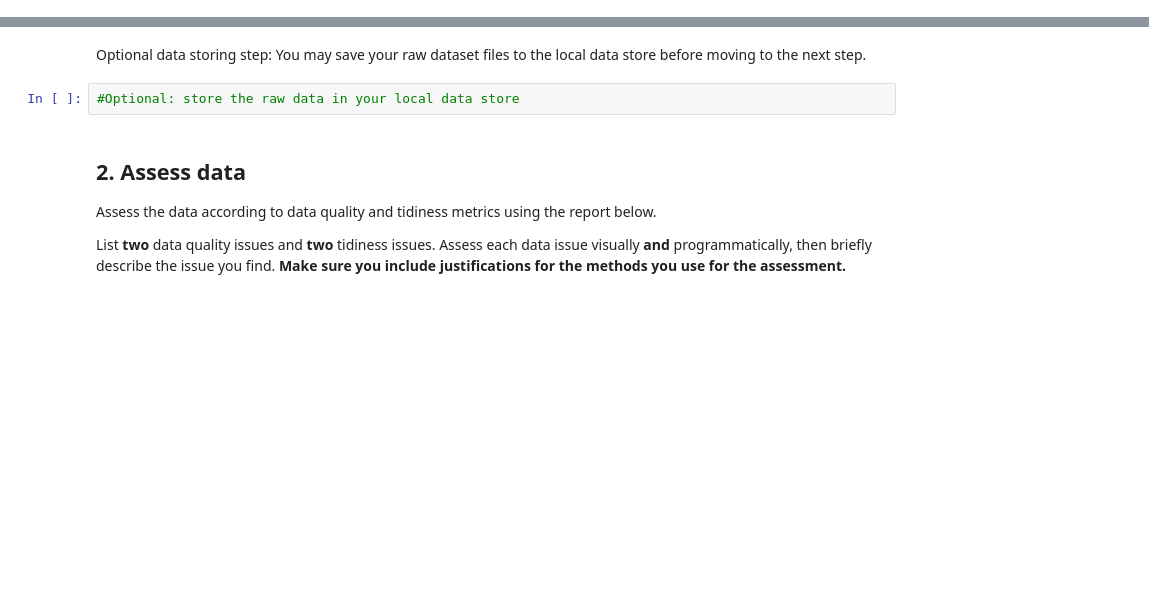
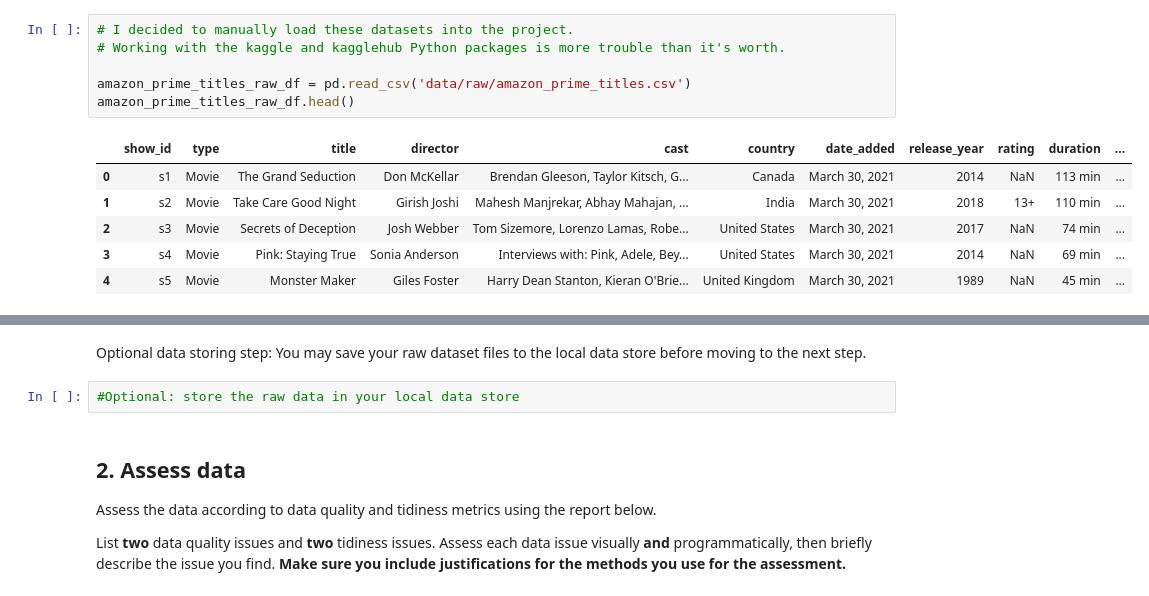
Before and after one commit to kellewic/data-analyst-nanodegree-projects, a Jupyter notebook: project2/data_wrangling_project_starter.ipynb, the cells around one changed output, grey strips where cells are left out. Saved outputs shown, nothing was run; the diff lists cells and outputs as text; blank space fills up the shorter version.

```diff
--- a/project2/data_wrangling_project_starter.ipynb
+++ b/project2/data_wrangling_project_starter.ipynb
@@ -62,0 +306,13 @@ Dataset variables:
+# %%
+# I decided to manually load these datasets into the project.
+# Working with the kaggle and kagglehub Python packages is more trouble than it's worth.
+
+amazon_prime_titles_raw_df = pd.read_csv('data/raw/amazon_prime_titles.csv')
+amazon_prime_titles_raw_df.head()
+# %% [output]
+|  | show_id | type | title | director | cast | country | date_added | release_year | rating | duration | ... |
+| 0 | s1 | Movie | The Grand Seduction | Don McKellar | Brendan Gleeson, Taylor Kitsch, G... | Canada | March 30, 2021 | 2014 | NaN | 113 min | ... |
+| 1 | s2 | Movie | Take Care Good Night | Girish Joshi | Mahesh Manjrekar, Abhay Mahajan, ... | India | March 30, 2021 | 2018 | 13+ | 110 min | ... |
+| 2 | s3 | Movie | Secrets of Deception | Josh Webber | Tom Sizemore, Lorenzo Lamas, Robe... | United States | March 30, 2021 | 2017 | NaN | 74 min | ... |
+| 3 | s4 | Movie | Pink: Staying True | Sonia Anderson | Interviews with: Pink, Adele, Bey... | United States | March 30, 2021 | 2014 | NaN | 69 min | ... |
+| 4 | s5 | Movie | Monster Maker | Giles Foster | Harry Dean Stanton, Kieran O'Brie... | United Kingdom | March 30, 2021 | 1989 | NaN | 45 min | ... |
```
Also changed, not shown: parts of 23 cells of this notebook, 6 other files.
